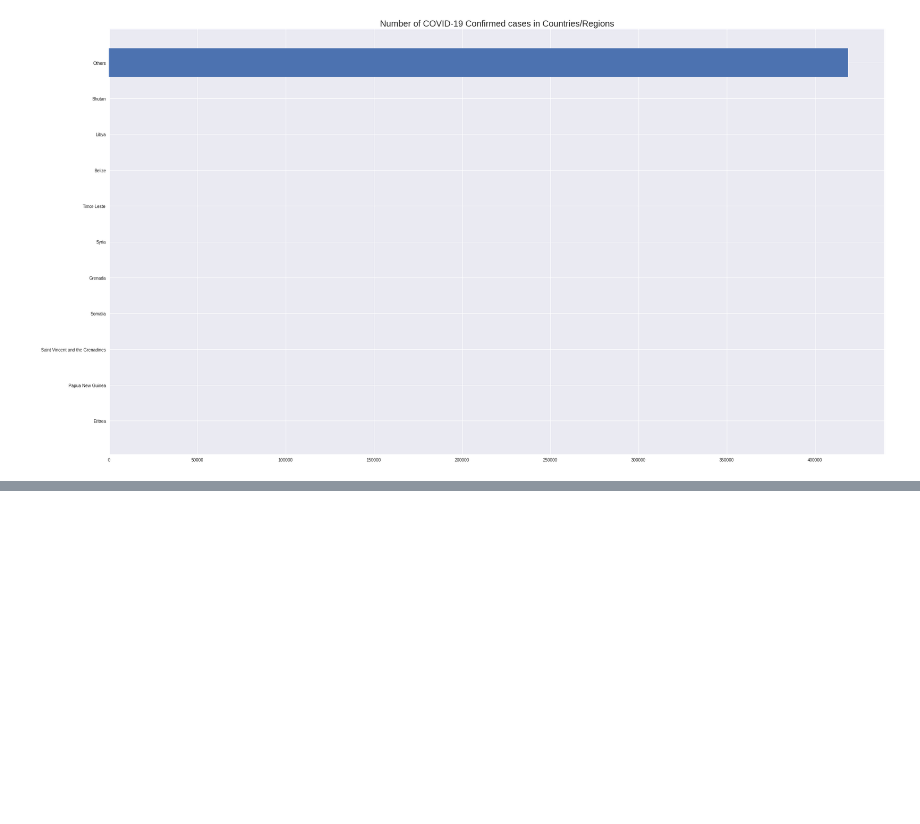
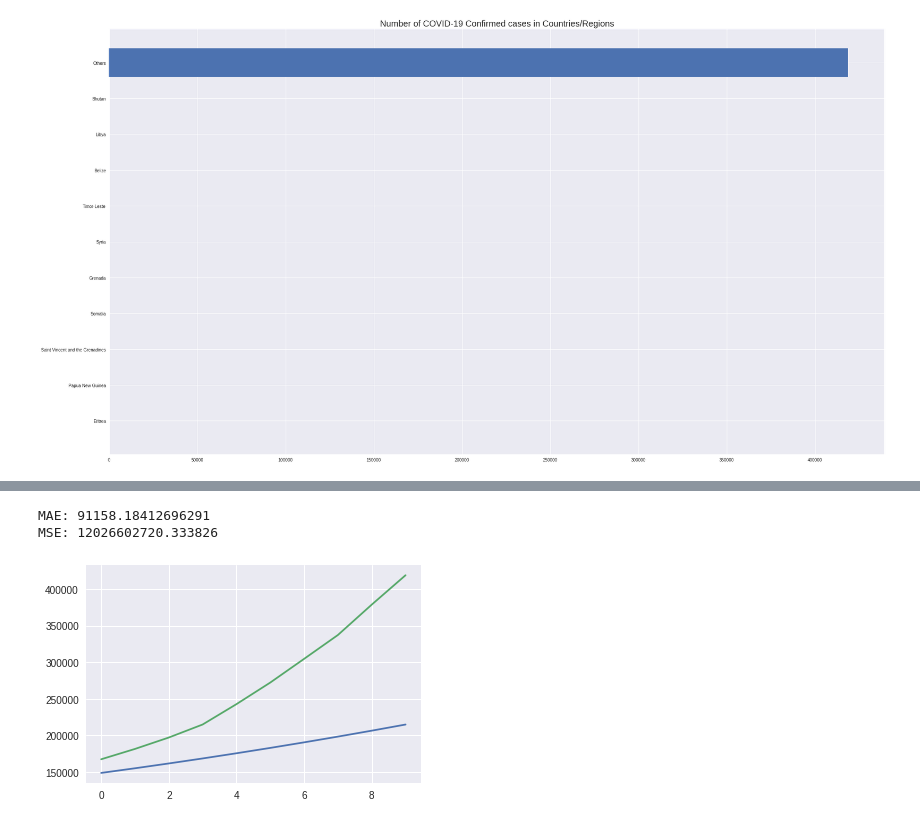
Before and after one commit to aagarwal937/COVID-2019-Prediction, a Jupyter notebook: Analysis (SVM AND LINEAR REGRESSION).ipynb, the cells around one changed output, grey strips where cells are left out. Saved outputs shown, nothing was run; the diff lists cells and outputs as text; code cells hidden in the pictures; blank space fills up the shorter version.

```diff
--- a/Analysis (SVM AND LINEAR REGRESSION).ipynb
+++ b/Analysis (SVM AND LINEAR REGRESSION).ipynb
@@ -77,7 +26,7 @@ confirmed = confirmed_cases.loc[:, cols[4]:cols[-1]]
 # %%
 deaths = deaths_reported.loc[:, cols[4]:cols[-1]]
 # %%
-recoveries = recovered_cases.loc[:, cols[4]:cols[-2]]
+recoveries = recovered_cases.loc[:, cols[4]:cols[-1]]
 # %%
 confirmed.head()
 # %% [output]
@@ -472,0 +420,12 @@ plt.show()
+# %%
+X_train_confirmed, X_test_confirmed, y_train_confirmed, y_test_confirmed = train_test_split(days_since_1_22, world_cases, test_size=0.15, shuffle=False)
+# %%
+kernel = ['poly','sigmoid','rbf']
+c = [0.01, 0.1, 1, 10]
+gamma = [0.01, 0.1, 1]
+epsilon = [0.01, 0.1, 1]
+shrinking= [True, False]
+svm_grid = {'kernel': kernel,'C': c,'gamma': gamma,'epsilon':epsilon,'shrinking':shrinking}
+svm = SVR(kernel='poly')
+svm_search = RandomizedSearchCV(svm, svm_grid, scoring='neg_mean_squared_error', cv=3, return_train_score=True, n_jobs=-1, n_iter=40, verbose=1)
+svm_search.fit(X_train_confirmed, y_train_confirmed)
@@ -472,0 +455,3 @@ plt.show()
+# %%
+svm_confirmed = svm_search.best_estimator_
+svm_pred = svm_confirmed.predict(future_forecast)
@@ -472,0 +485,10 @@ plt.show()
+# %%
+svm_test_pred = svm_confirmed.predict(X_test_confirmed)
+plt.plot(svm_test_pred)
+plt.plot(y_test_confirmed)
+print('MAE:', mean_absolute_error(svm_test_pred, y_test_confirmed))
+print('MSE:',mean_squared_error(svm_test_pred, y_test_confirmed))
+# %% [output]
+MAE: 91158.18412696291
+MSE: 12026602720.333826
+[figure, added]
```
Also changed, not shown: parts of 32 cells of this notebook.
